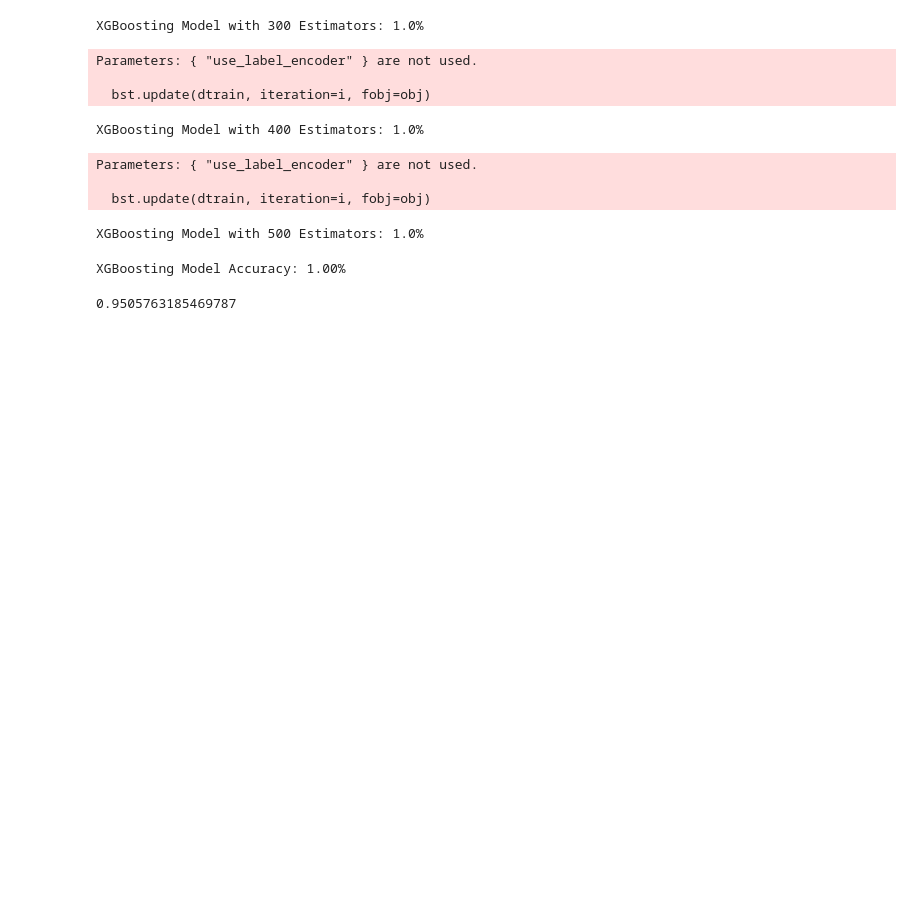
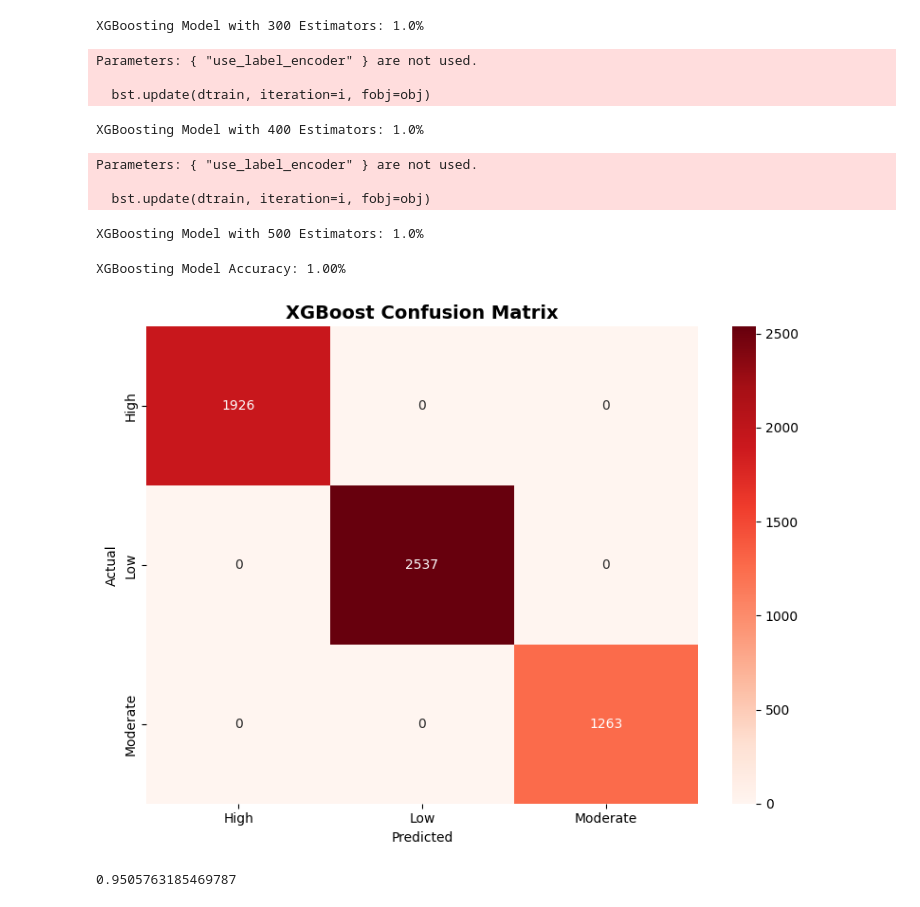
Before and after one commit to abanoubdev/tech-industry-job-openings-ironhack, a Jupyter notebook: Notebooks/machine_learning_modeling.ipynb, the cells around one changed output. Drawn from its saved outputs; the diff is of its cells as text; code cells hidden in the pictures; blank space fills up the shorter version.

```diff
--- a/Notebooks/machine_learning_modeling.ipynb
+++ b/Notebooks/machine_learning_modeling.ipynb
@@ -204,6 +204,19 @@ acc_xgb = accuracy_score(y_test, y_pred_xgb)
 print(f"XGBoosting Model Accuracy: {acc_xgb:.2f}%\n")
 # %% [output]
 XGBoosting Model Accuracy: 1.00%
+# %%
+cm = confusion_matrix(y_test, y_pred_xgb)
+plt.figure(figsize=(8, 6))
+sns.heatmap(cm, annot=True, fmt='d', cmap='Reds',
+            xticklabels=['High', 'Low', 'Moderate'],
+            yticklabels=['High', 'Low', 'Moderate'])
+plt.title('XGBoost Confusion Matrix', fontsize=14, fontweight='bold')
+plt.xlabel('Predicted')
+plt.ylabel('Actual')
+plt.tight_layout()
+plt.show()
+# %% [output]
+[figure, added]
 # %%
 xgb_boosting_model = XGBClassifier(
     n_estimators=50,
```
Also changed, not shown: parts of 1 cell of this notebook, 4 other files.
